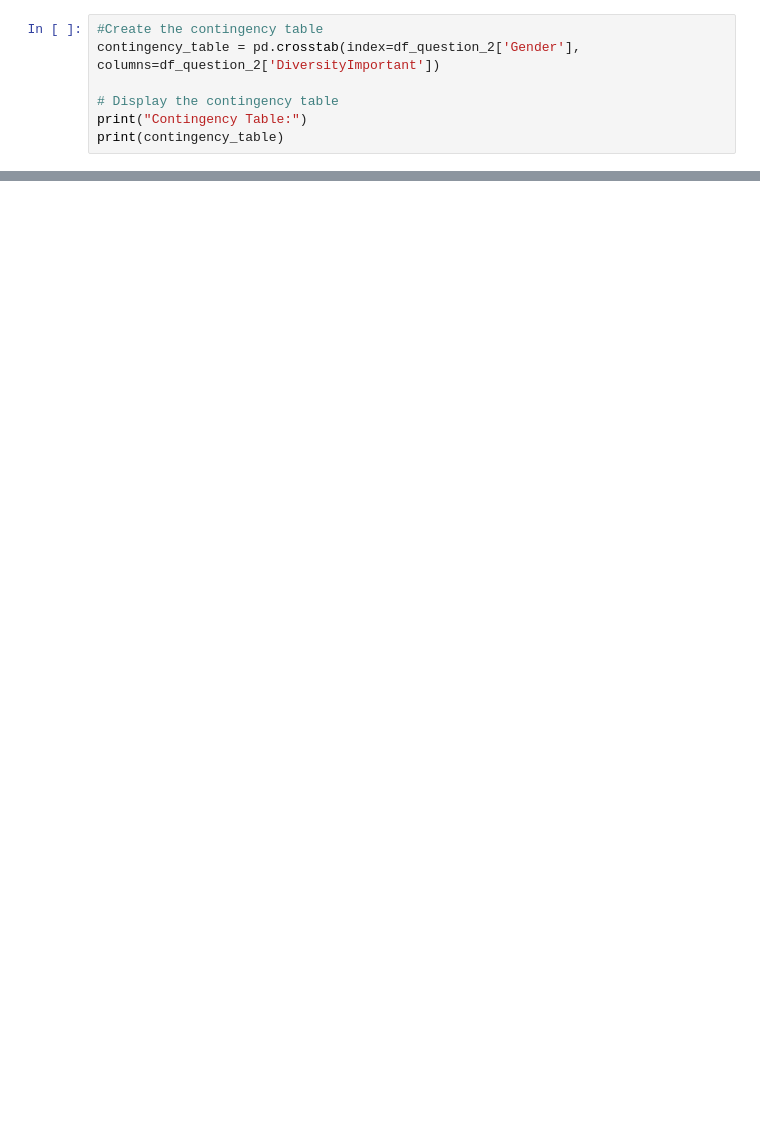
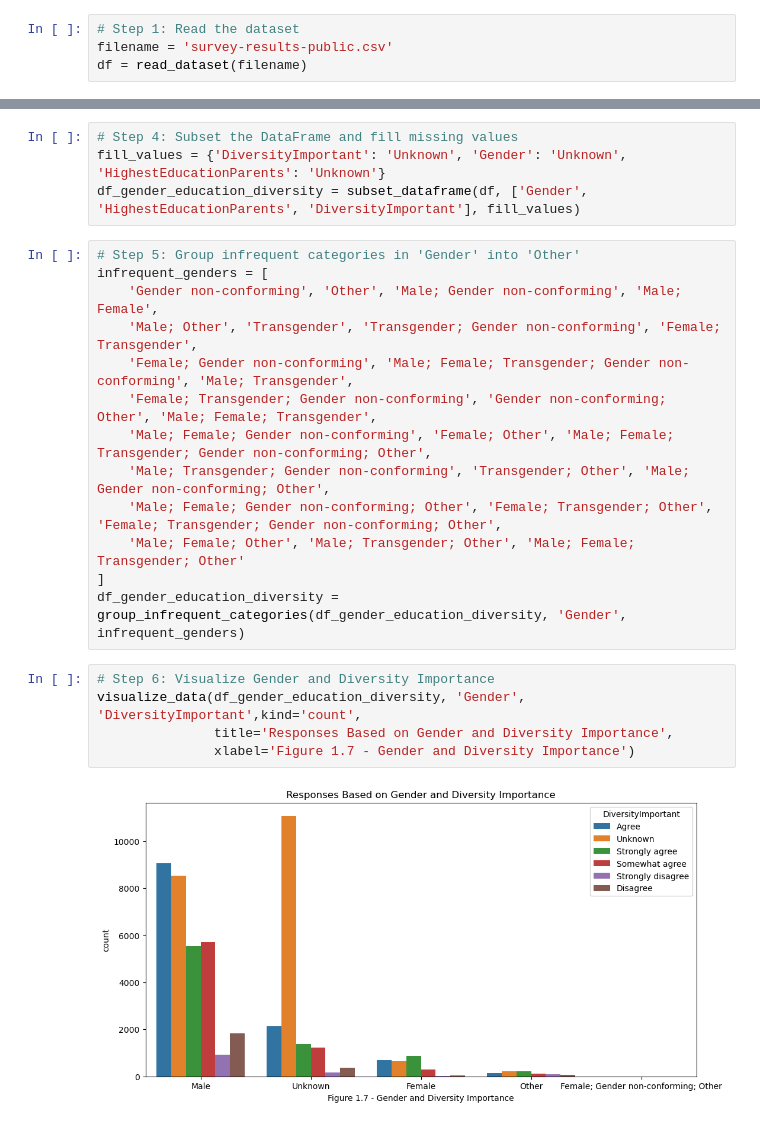
Before and after one commit to ntsikim/Udacity-project1, a Jupyter notebook: Udacity_proj_1_question2.ipynb, the cells around one changed output, grey strips where cells are left out. Saved outputs shown, nothing was run; the diff lists cells and outputs as text; blank space fills up the shorter version.

```diff
--- a/Udacity_proj_1_question2.ipynb
+++ b/Udacity_proj_1_question2.ipynb
@@ -81,8 +143,5 @@ plt.show()
 # %%
-#Create the contingency table
-contingency_table = pd.crosstab(index=df_question_2['Gender'], columns=df_question_2['DiversityImportant'])
-
-# Display the contingency table
-print("Contingency Table:")
-print(contingency_table)
+# Step 1: Read the dataset
+filename = 'survey-results-public.csv'
+df = read_dataset(filename)
 # %% [output]
@@ -198,0 +178,24 @@ Unknown                                  155    11122
+# %%
+# Step 4: Subset the DataFrame and fill missing values
+fill_values = {'DiversityImportant': 'Unknown', 'Gender': 'Unknown', 'HighestEducationParents': 'Unknown'}
+df_gender_education_diversity = subset_dataframe(df, ['Gender', 'HighestEducationParents', 'DiversityImportant'], fill_values)
+# %%
+# Step 5: Group infrequent categories in 'Gender' into 'Other'
+infrequent_genders = [
+    'Gender non-conforming', 'Other', 'Male; Gender non-conforming', 'Male; Female',
+    'Male; Other', 'Transgender', 'Transgender; Gender non-conforming', 'Female; Transgender',
+    'Female; Gender non-conforming', 'Male; Female; Transgender; Gender non-conforming', 'Male; Transgender',
+    'Female; Transgender; Gender non-conforming', 'Gender non-conforming; Other', 'Male; Female; Transgender',
+    'Male; Female; Gender non-conforming', 'Female; Other', 'Male; Female; Transgender; Gender non-conforming; Other',
+    'Male; Transgender; Gender non-conforming', 'Transgender; Other', 'Male; Gender non-conforming; Other',
+    'Male; Female; Gender non-conforming; Other', 'Female; Transgender; Other', 'Female; Transgender; Gender non-conforming; Other',
+    'Male; Female; Other', 'Male; Transgender; Other', 'Male; Female; Transgender; Other'
+]
+df_gender_education_diversity = group_infrequent_categories(df_gender_education_diversity, 'Gender', infrequent_genders)
+# %%
+# Step 6: Visualize Gender and Diversity Importance
+visualize_data(df_gender_education_diversity, 'Gender', 'DiversityImportant',kind='count',
+               title='Responses Based on Gender and Diversity Importance',
+               xlabel='Figure 1.7 - Gender and Diversity Importance')
+# %% [output]
+[figure, added]
```
Also changed, not shown: parts of 24 cells of this notebook, 2 other files.
